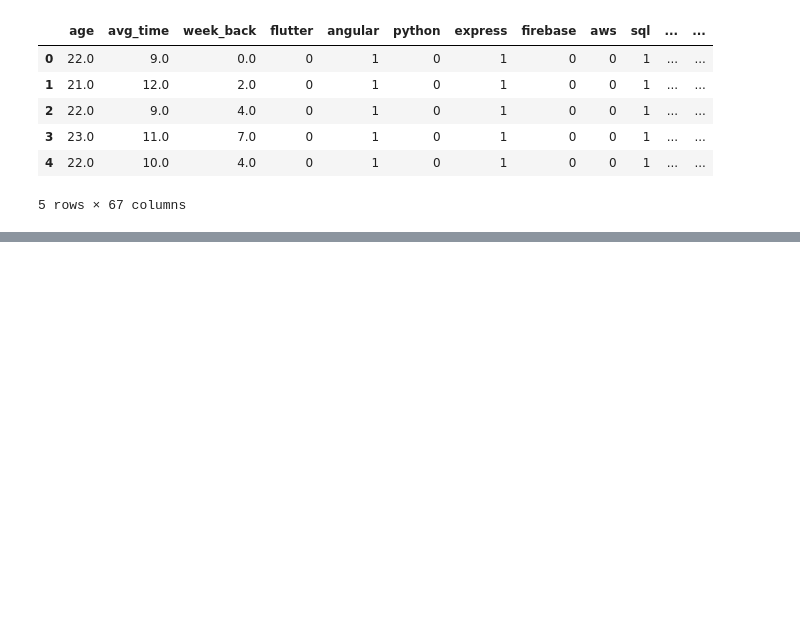
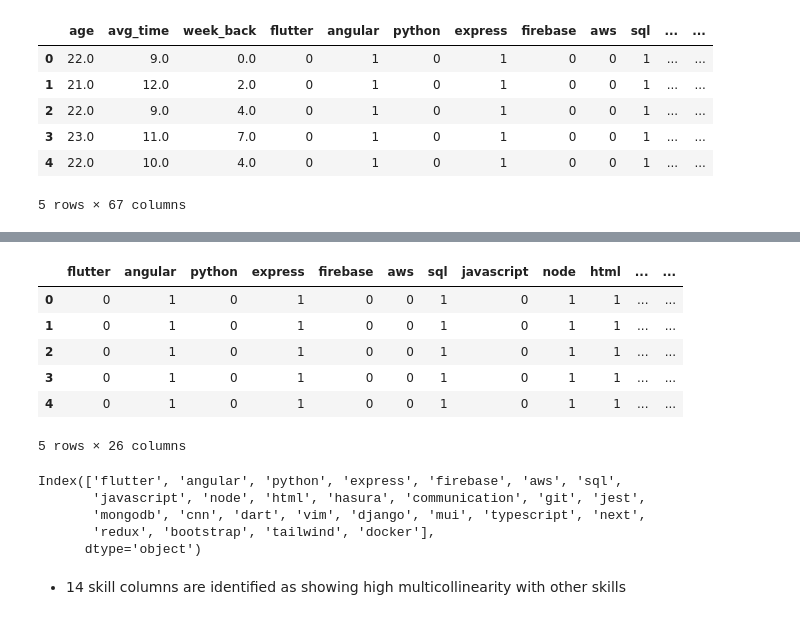
Before and after one commit to mubarakmayyeri/worth-machine-learning, a Jupyter notebook: 4_preprocessing/1_preprocessing_combined.ipynb, the cells around one changed output, grey strips where cells are left out. Cells and saved outputs as stored; diff of their text form; code cells hidden in the pictures; blank space fills up the shorter version.

```diff
--- a/4_preprocessing/1_preprocessing_combined.ipynb
+++ b/4_preprocessing/1_preprocessing_combined.ipynb
@@ -422,0 +448,32 @@ top_corr_features
+# %%
+threshold = 0.85
+highly_correlated = set()
+
+# Iterate over the correlation matrix and find highly correlated pairs
+for i in range(len(corrmat.columns)):
+    for j in range(i):
+        if abs(corrmat.iloc[i, j]) > threshold:
+            col_i = corrmat.columns[i]
+            col_j = corrmat.columns[j]
+            highly_correlated.add(col_i)
+# %%
+skills_df_filtered = skills_df.drop(highly_correlated, axis=1)
+skills_df_filtered.head()
+# %% [output]
+|  | flutter | angular | python | express | firebase | aws | sql | javascript | node | html | ... | ... |
+| 0 | 0 | 1 | 0 | 1 | 0 | 0 | 1 | 0 | 1 | 1 | ... | ... |
+| 1 | 0 | 1 | 0 | 1 | 0 | 0 | 1 | 0 | 1 | 1 | ... | ... |
+| 2 | 0 | 1 | 0 | 1 | 0 | 0 | 1 | 0 | 1 | 1 | ... | ... |
+| 3 | 0 | 1 | 0 | 1 | 0 | 0 | 1 | 0 | 1 | 1 | ... | ... |
+| 4 | 0 | 1 | 0 | 1 | 0 | 0 | 1 | 0 | 1 | 1 | ... | ... |
+5 rows × 26 columns
+# %%
+skills_df_filtered.columns
+# %% [output]
+Index(['flutter', 'angular', 'python', 'express', 'firebase', 'aws', 'sql',
+       'javascript', 'node', 'html', 'hasura', 'communication', 'git', 'jest',
+       'mongodb', 'cnn', 'dart', 'vim', 'django', 'mui', 'typescript', 'next',
+       'redux', 'bootstrap', 'tailwind', 'docker'],
+      dtype='object')
+# %% [markdown]
+* 14 skill columns are identified as showing high multicollinearity with other skills
```
Also changed, not shown: parts of 20 cells of this notebook.
